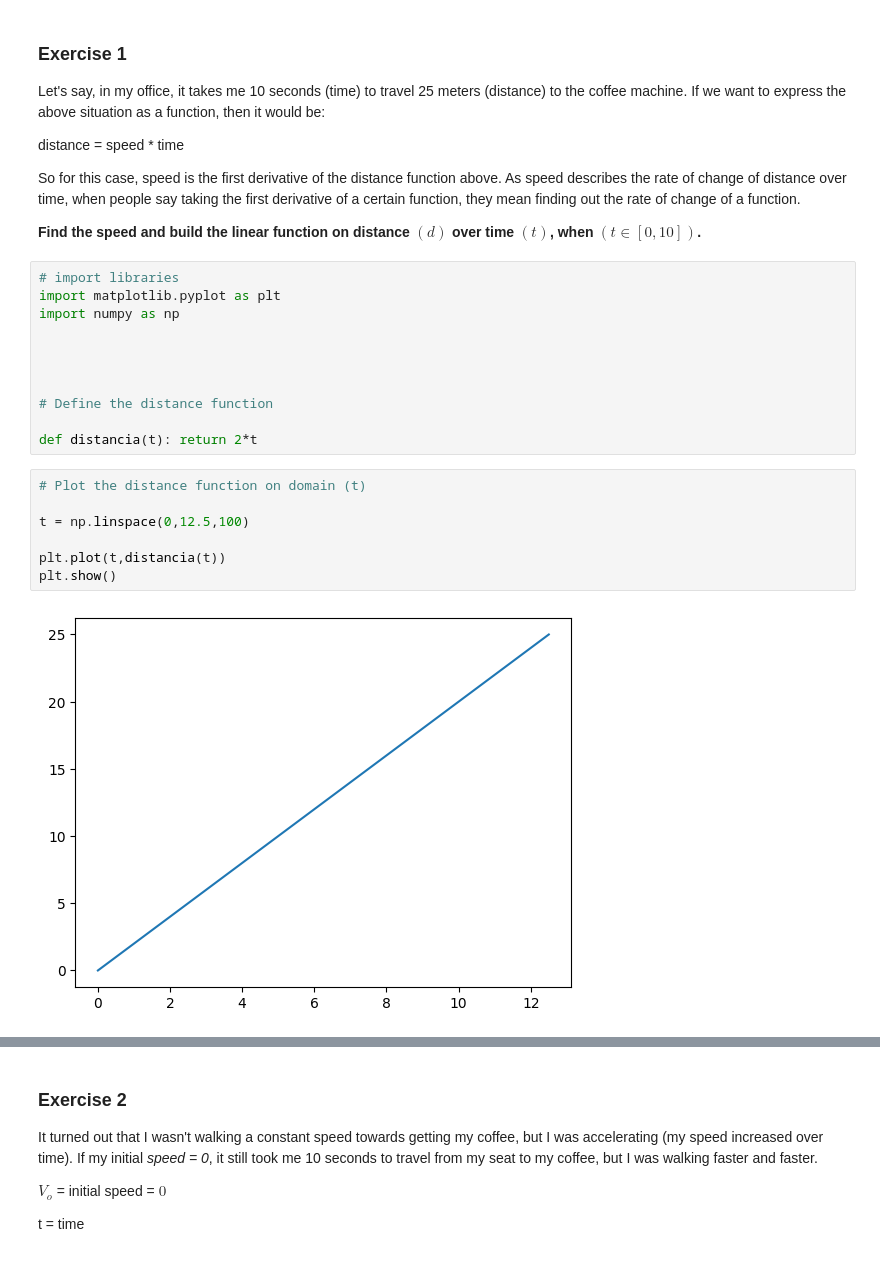
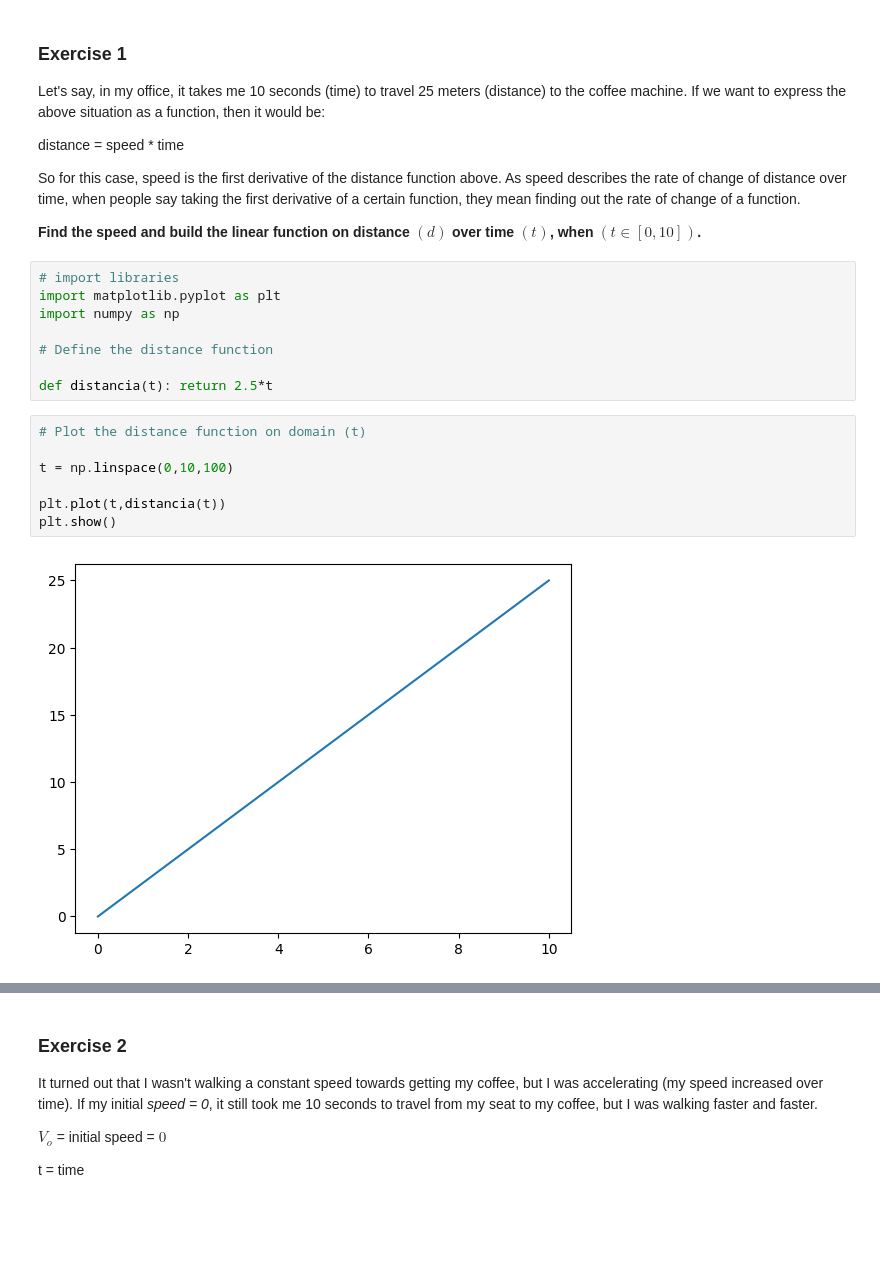
Before and after one commit to Glympses/calculus-and-algebra-problems-with-python2, a Jupyter notebook: notebook/problems.ipynb, the cells around one changed output, grey strips where cells are left out. Drawn from its saved outputs; the diff is of its cells as text; blank space fills up the shorter version.

```diff
--- a/notebook/problems.ipynb
+++ b/notebook/problems.ipynb
@@ -26,21 +26,18 @@ So for this case, speed is the first derivative of the distance function above.
 import matplotlib.pyplot as plt
 import numpy as np
 
-
-
-
 # Define the distance function
 
-def distancia(t): return 2*t
+def distancia(t): return 2.5*t
 # %%
 # Plot the distance function on domain (t)
 
-t = np.linspace(0,12.5,100)
+t = np.linspace(0,10,100)
 
 plt.plot(t,distancia(t))
 plt.show()
 # %% [output]
-[figure, old version]
+[figure, new version]
 # %%
 # Create a DataFrame
 import pandas as pd
```
Also changed, not shown: parts of 20 cells of this notebook.
